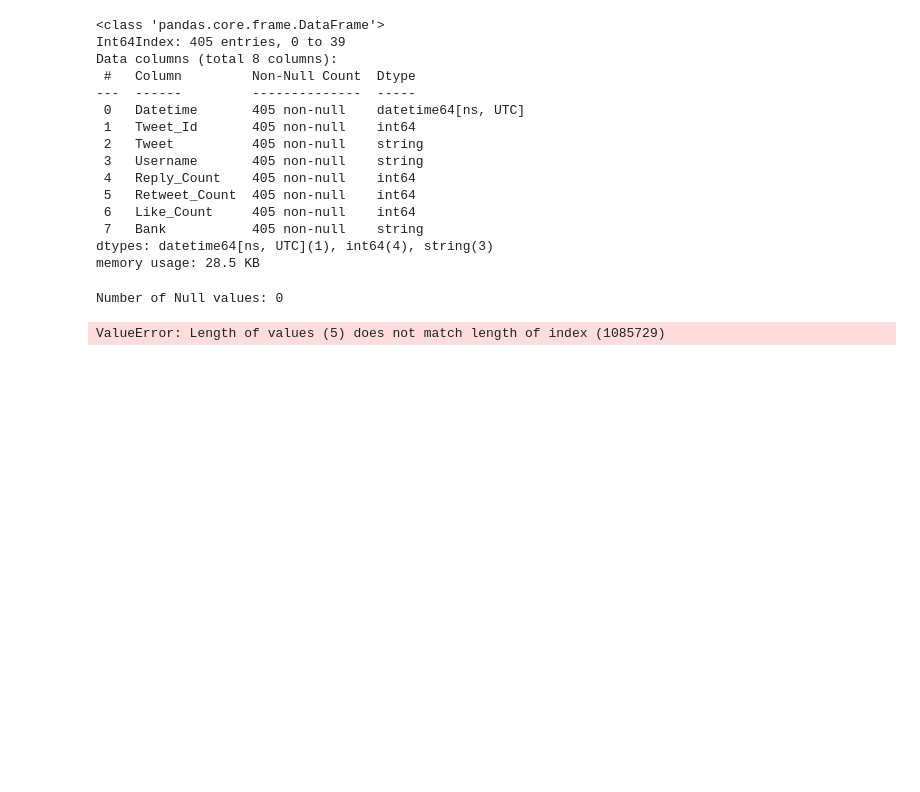
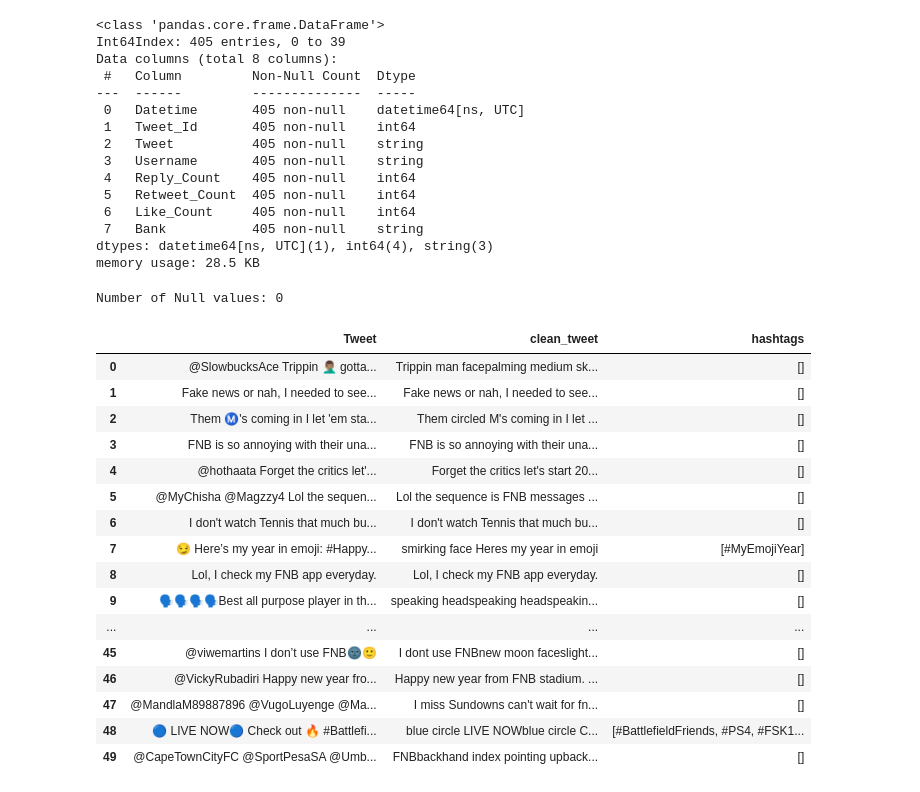
Before and after one commit to nblomerus/South-African-Bank-Sentiment-Analysis, a Jupyter notebook: data_preparation_twitter_bank_dataset.ipynb, the cells around one changed output. Cells and saved outputs as stored; diff of their text form; code cells hidden in the pictures; blank space fills up the shorter version.

```diff
--- a/data_preparation_twitter_bank_dataset.ipynb
+++ b/data_preparation_twitter_bank_dataset.ipynb
@@ -147,11 +148,27 @@ def clean_tweet(tweets):
         cleaned_tweets.append(tweet)
     return cleaned_tweets, hashtags
 
-cleaned_tweets, hashtags = clean_tweet(tweets_df['base_tweet'].head(5))
+cleaned_tweets, hashtags = clean_tweet(tweets_df['Tweet'])
 # Add the cleaned tweets and hashtags columns to the dataframe
 tweets_df['clean_tweet'] = cleaned_tweets
 tweets_df['hashtags'] = hashtags
-# %% [output]
-ValueError: Length of values (5) does not match length of index (1085729)
 # %%
-tweets_df[['base_tweet', 'cleaned_tweet', 'clean_tweet']].head()
+tweets_df[['Tweet', 'clean_tweet', 'hashtags']].head(50)
+# %% [output]
+|  | Tweet | clean_tweet | hashtags |
+| 0 | @SlowbucksAce Trippin 🤦🏽‍♂️ gotta... | Trippin man facepalming medium sk... | [] |
+| 1 | Fake news or nah, I needed to see... | Fake news or nah, I needed to see... | [] |
+| 2 | Them Ⓜ️'s coming in I let 'em sta... | Them circled M's coming in I let ... | [] |
+| 3 | FNB is so annoying with their una... | FNB is so annoying with their una... | [] |
+| 4 | @hothaata Forget the critics let'... | Forget the critics let's start 20... | [] |
+| 5 | @MyChisha @Magzzy4 Lol the sequen... | Lol the sequence is FNB messages ... | [] |
+| 6 | I don't watch Tennis that much bu... | I don't watch Tennis that much bu... | [] |
+| 7 | 😏 Here’s my year in emoji: #Happy... | smirking face Heres my year in emoji | [#MyEmojiYear] |
+| 8 | Lol, I check my FNB app everyday. | Lol, I check my FNB app everyday. | [] |
+| 9 | 🗣🗣🗣🗣Best all purpose player in th... | speaking headspeaking headspeakin... | [] |
+| ... | ... | ... | ... |
+| 45 | @viwemartins I don’t use FNB🌚🙂 | I dont use FNBnew moon faceslight... | [] |
+| 46 | @VickyRubadiri Happy new year fro... | Happy new year from FNB stadium. ... | [] |
+| 47 | @MandlaM89887896 @VugoLuyenge @Ma... | I miss Sundowns can't wait for fn... | [] |
+| 48 | 🔵 LIVE NOW🔵 Check out 🔥 #Battlefi... | blue circle LIVE NOWblue circle C... | [#BattlefieldFriends, #PS4, #FSK1... |
+| 49 | @CapeTownCityFC @SportPesaSA @Umb... | FNBbackhand index pointing upback... | [] |
```
Also changed, not shown: parts of 2 cells of this notebook, 3 other files.
